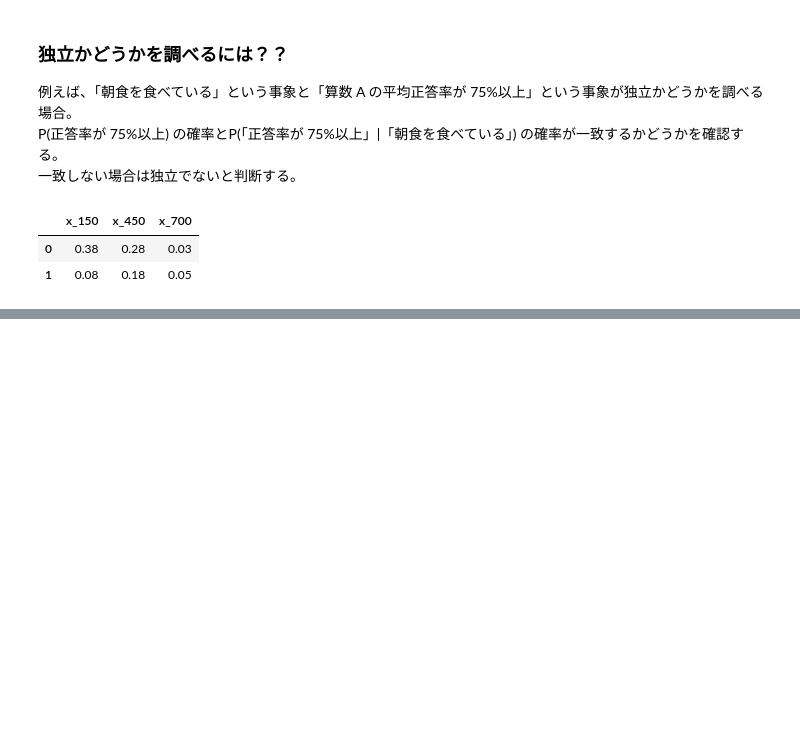
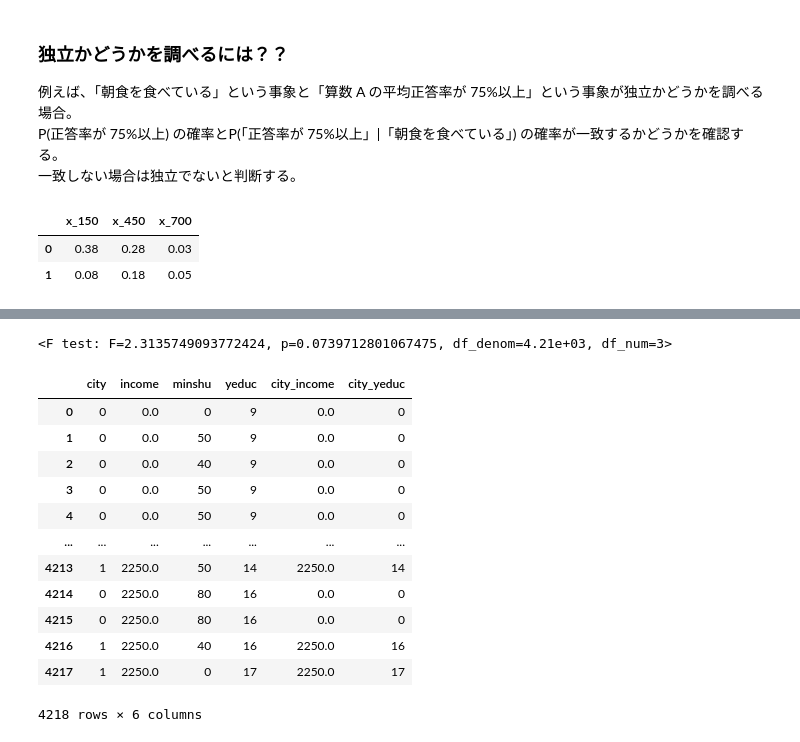
Before and after one commit to kiichiro173/statistic, a Jupyter notebook: 計量経済学の第一歩/練習問題.ipynb, the cells around one changed output, grey strips where cells are left out. Cells and saved outputs as stored; diff of their text form; code cells hidden in the pictures; blank space fills up the shorter version.

```diff
--- a/計量経済学の第一歩/練習問題.ipynb
+++ b/計量経済学の第一歩/練習問題.ipynb
@@ -118,0 +715,4 @@ pd.DataFrame(data)
+# %%
+path = "csv/7_4_minshu.csv"
+df = pd.read_csv(path)
+df.head()
@@ -118,0 +758,24 @@ pd.DataFrame(data)
+# %%
+# 都市部とそれ以外で年収や就学年数が民主党支持感情に与える影響の回帰モデルが異なるかどうか検定
+# 10% 水準であれば棄却することができる。
+hypothesis = '(city = 0), (city_income = 0), (city_yeduc = 0)'
+f_test = results.f_test(hypothesis)
+print(f_test)
+# %% [output]
+<F test: F=2.3135749093772424, p=0.0739712801067475, df_denom=4.21e+03, df_num=3>
+# %%
+df
+# %% [output]
+|  | city | income | minshu | yeduc | city_income | city_yeduc |
+| 0 | 0 | 0.0 | 0 | 9 | 0.0 | 0 |
+| 1 | 0 | 0.0 | 50 | 9 | 0.0 | 0 |
+| 2 | 0 | 0.0 | 40 | 9 | 0.0 | 0 |
+| 3 | 0 | 0.0 | 50 | 9 | 0.0 | 0 |
+| 4 | 0 | 0.0 | 50 | 9 | 0.0 | 0 |
+| ... | ... | ... | ... | ... | ... | ... |
+| 4213 | 1 | 2250.0 | 50 | 14 | 2250.0 | 14 |
+| 4214 | 0 | 2250.0 | 80 | 16 | 0.0 | 0 |
+| 4215 | 0 | 2250.0 | 80 | 16 | 0.0 | 0 |
+| 4216 | 1 | 2250.0 | 40 | 16 | 2250.0 | 16 |
+| 4217 | 1 | 2250.0 | 0 | 17 | 2250.0 | 17 |
+4218 rows × 6 columns
```
Also changed, not shown: parts of 59 cells of this notebook, 1 other file.
